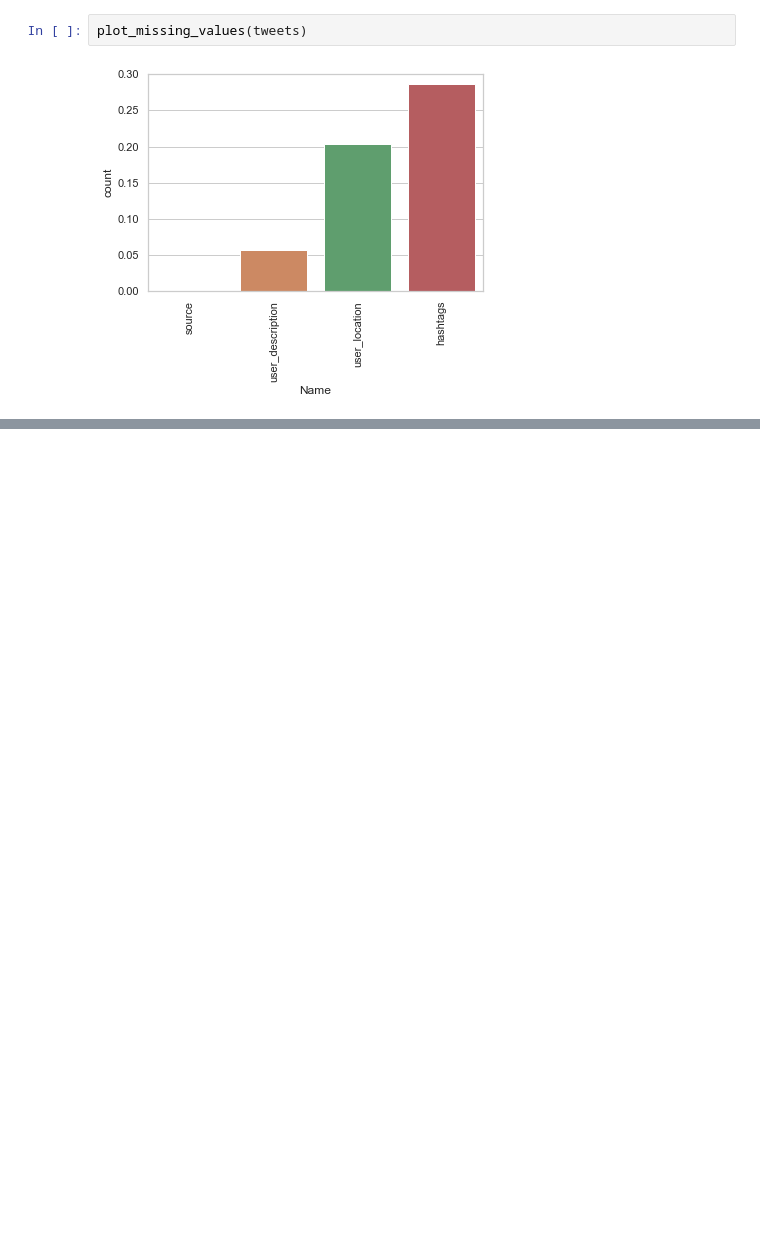
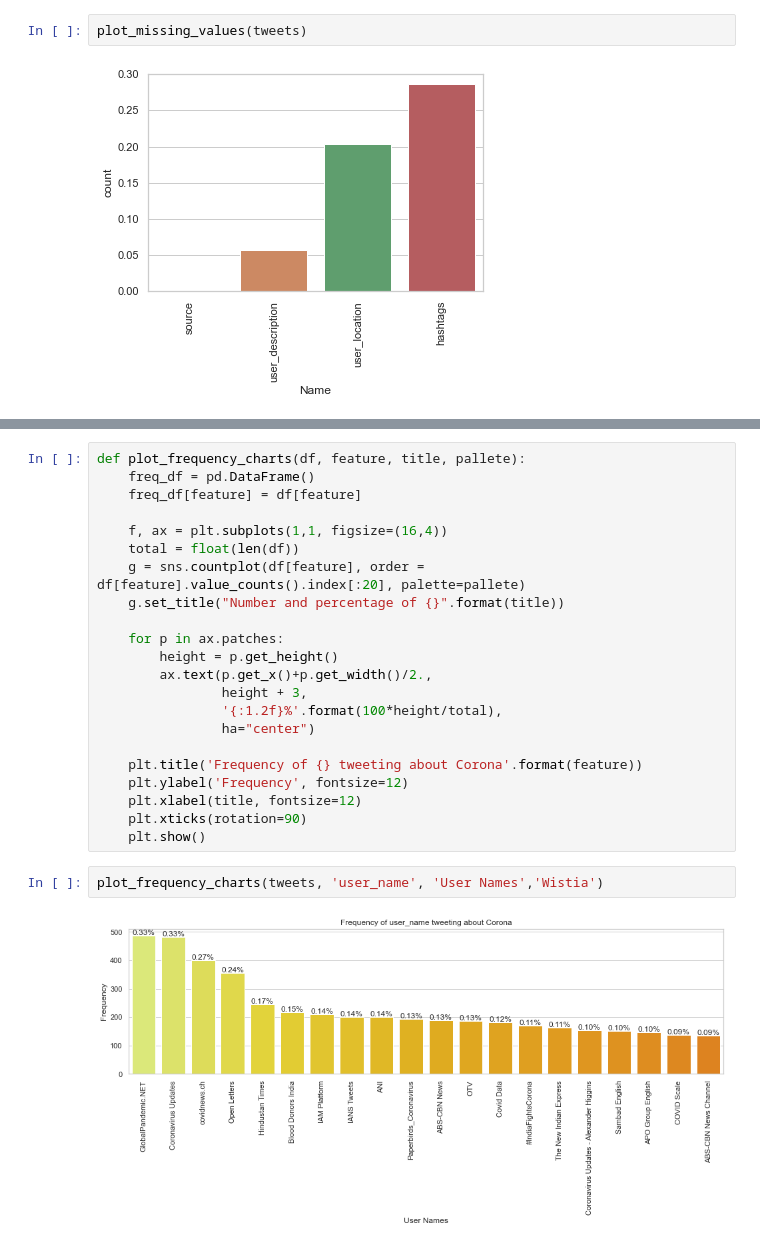
Before and after one commit to HorizonFirestrom/SentimentAnalysisCOVID19, a Jupyter notebook: SentimentAnalysis.ipynb, the cells around one changed output, grey strips where cells are left out. Cells and saved outputs as stored; diff of their text form; blank space fills up the shorter version.

```diff
--- a/SentimentAnalysis.ipynb
+++ b/SentimentAnalysis.ipynb
@@ -83,0 +150,26 @@ all_tweet_location.head(2)
+# %%
+def plot_frequency_charts(df, feature, title, pallete):
+    freq_df = pd.DataFrame()
+    freq_df[feature] = df[feature]
+
+    f, ax = plt.subplots(1,1, figsize=(16,4))
+    total = float(len(df))
+    g = sns.countplot(df[feature], order = df[feature].value_counts().index[:20], palette=pallete)
+    g.set_title("Number and percentage of {}".format(title))
+
+    for p in ax.patches:
+        height = p.get_height()
+        ax.text(p.get_x()+p.get_width()/2.,
+                height + 3,
+                '{:1.2f}%'.format(100*height/total),
+                ha="center")
+
+    plt.title('Frequency of {} tweeting about Corona'.format(feature))
+    plt.ylabel('Frequency', fontsize=12)
+    plt.xlabel(title, fontsize=12)
+    plt.xticks(rotation=90)
+    plt.show()
+# %%
+plot_frequency_charts(tweets, 'user_name', 'User Names','Wistia')
+# %% [output]
+[figure, added]
```
Also changed, not shown: parts of 20 cells of this notebook.
